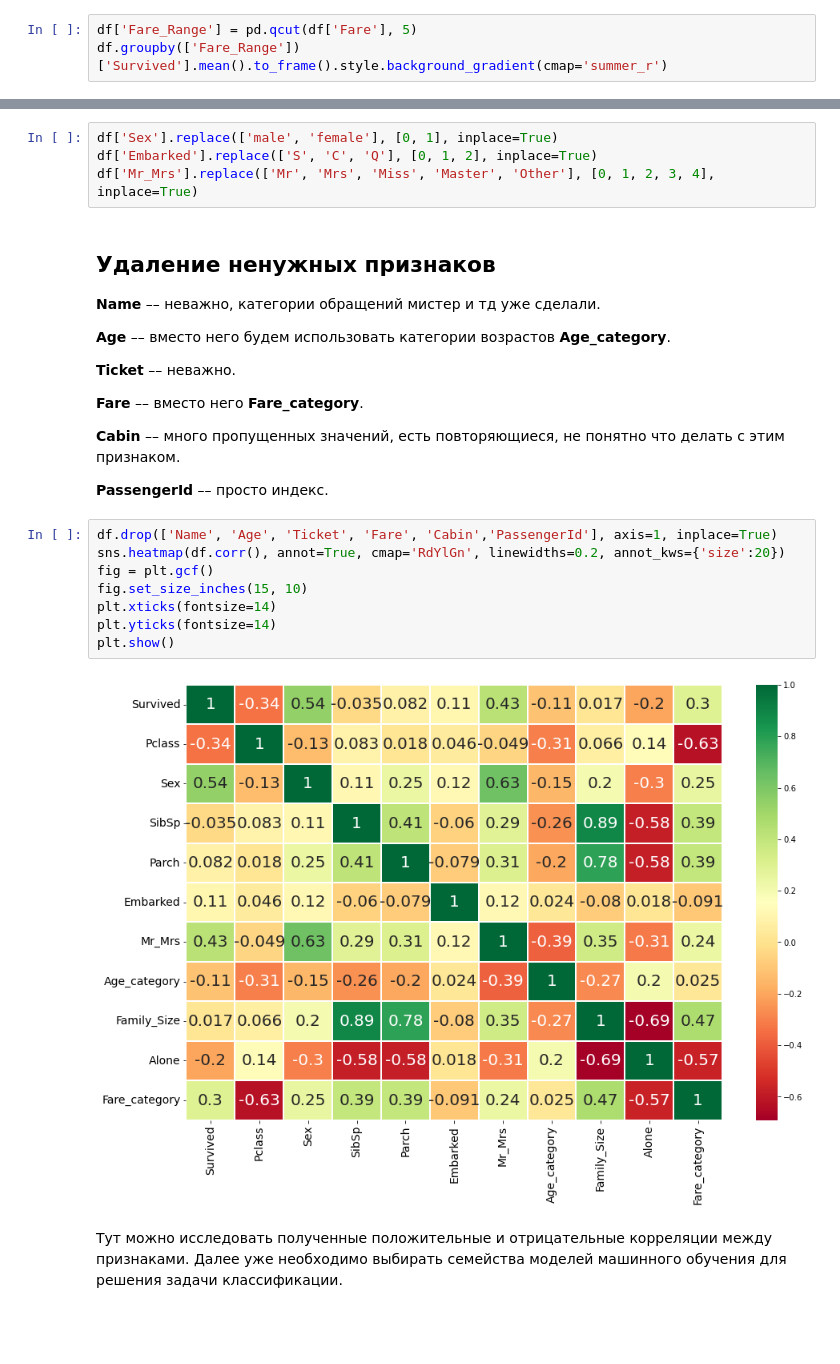
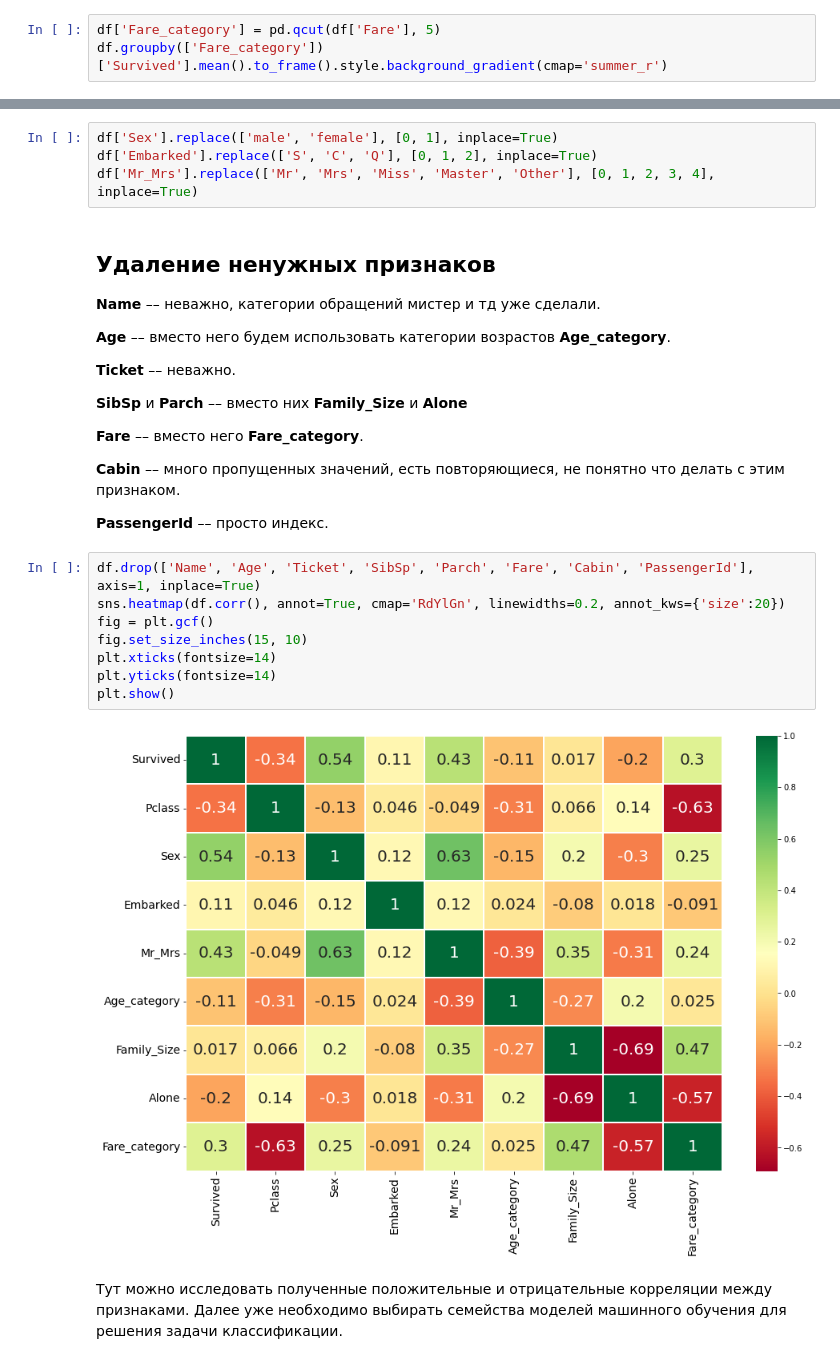
Before and after one commit to rustam-azimov/ml-course, a Jupyter notebook: practice/practice02_data_analysis/practice02_eda_titanic.ipynb, the cells around one changed output, grey strips where cells are left out. Saved outputs shown, nothing was run; the diff lists cells and outputs as text; blank space fills up the shorter version.

```diff
--- a/practice/practice02_data_analysis/practice02_eda_titanic.ipynb
+++ b/practice/practice02_data_analysis/practice02_eda_titanic.ipynb
@@ -489,7 +489,7 @@ sns.factorplot('Alone', 'Survived', data=df, hue='Sex', col='Pclass');
 
 Разобъём область значений на интервалы.
 # %%
-df['Fare_Range'] = pd.qcut(df['Fare'], 5)
-df.groupby(['Fare_Range'])['Survived'].mean().to_frame().style.background_gradient(cmap='summer_r')
+df['Fare_category'] = pd.qcut(df['Fare'], 5)
+df.groupby(['Fare_category'])['Survived'].mean().to_frame().style.background_gradient(cmap='summer_r')
 # %% [output]
 |  | Survived |
@@ -530,20 +530,22 @@ df['Mr_Mrs'].replace(['Mr', 'Mrs', 'Miss', 'Master', 'Other'], [0, 1, 2, 3, 4],
 
 **Ticket** –– неважно.
 
+**SibSp** и **Parch** –– вместо них **Family_Size** и **Alone**
+
 **Fare** –– вместо него **Fare_category**.
 
 **Cabin** –– много пропущенных значений, есть повторяющиеся, не понятно что делать с этим признаком.
 
 **PassengerId** –– просто индекс.
 # %%
-df.drop(['Name', 'Age', 'Ticket', 'Fare', 'Cabin','PassengerId'], axis=1, inplace=True)
+df.drop(['Name', 'Age', 'Ticket', 'SibSp', 'Parch', 'Fare', 'Cabin', 'PassengerId'], axis=1, inplace=True)
 sns.heatmap(df.corr(), annot=True, cmap='RdYlGn', linewidths=0.2, annot_kws={'size':20})
 fig = plt.gcf()
 fig.set_size_inches(15, 10)
 plt.xticks(fontsize=14)
 plt.yticks(fontsize=14)
 plt.show()
 # %% [output]
-[figure, old version]
+[figure, new version]
 # %% [markdown]
 Тут можно исследовать полученные положительные и отрицательные корреляции между признаками. Далее уже необходимо выбирать семейства моделей машинного обучения для решения задачи классификации.
```
Also changed, not shown: parts of 7 cells of this notebook, 1 other file.
